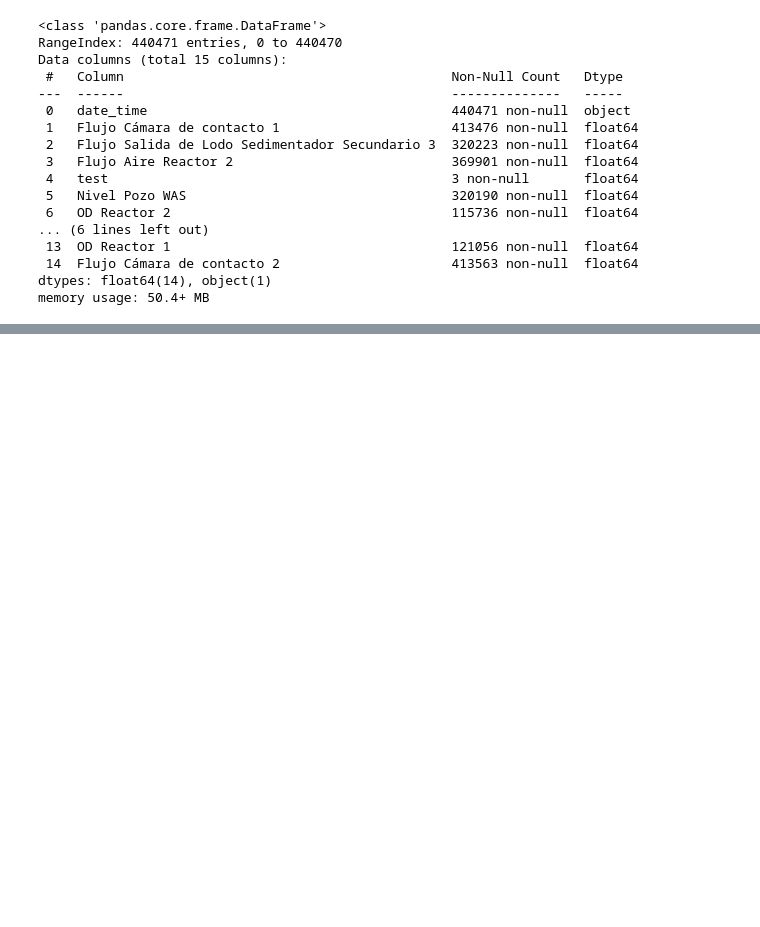
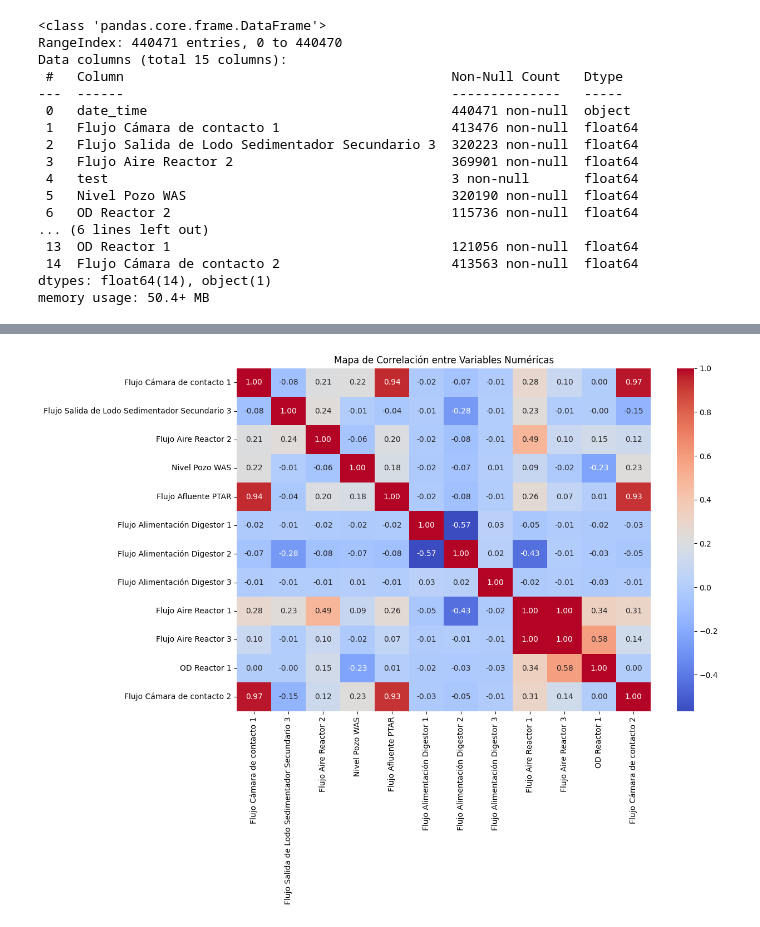
Before and after one commit to fchiapped/Proyecto-Grado, a Jupyter notebook: planta2.ipynb, the cells around one changed output, grey strips where cells are left out. Cells and saved outputs as stored; diff of their text form; code cells hidden in the pictures; blank space fills up the shorter version.

```diff
--- a/planta2.ipynb
+++ b/planta2.ipynb
@@ -71,0 +70,6 @@ memory usage: 47.0 MB
+# %%
+df_planta_2['OD Reactor 2'] = df_planta_2['OD Reactor 2'].astype(bool)
+# %%
+funciones.plot_corr(df_planta_2)
+# %% [output]
+[figure, added]
```
Also changed, not shown: parts of 5 cells of this notebook, 3 other files.
